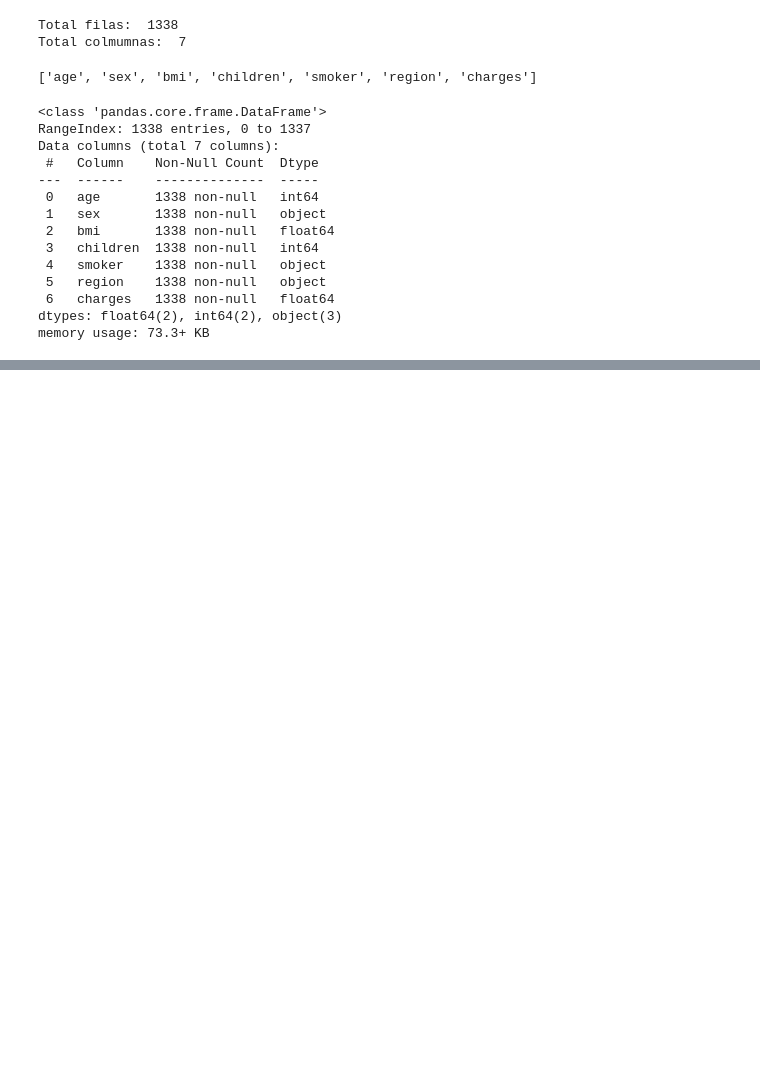
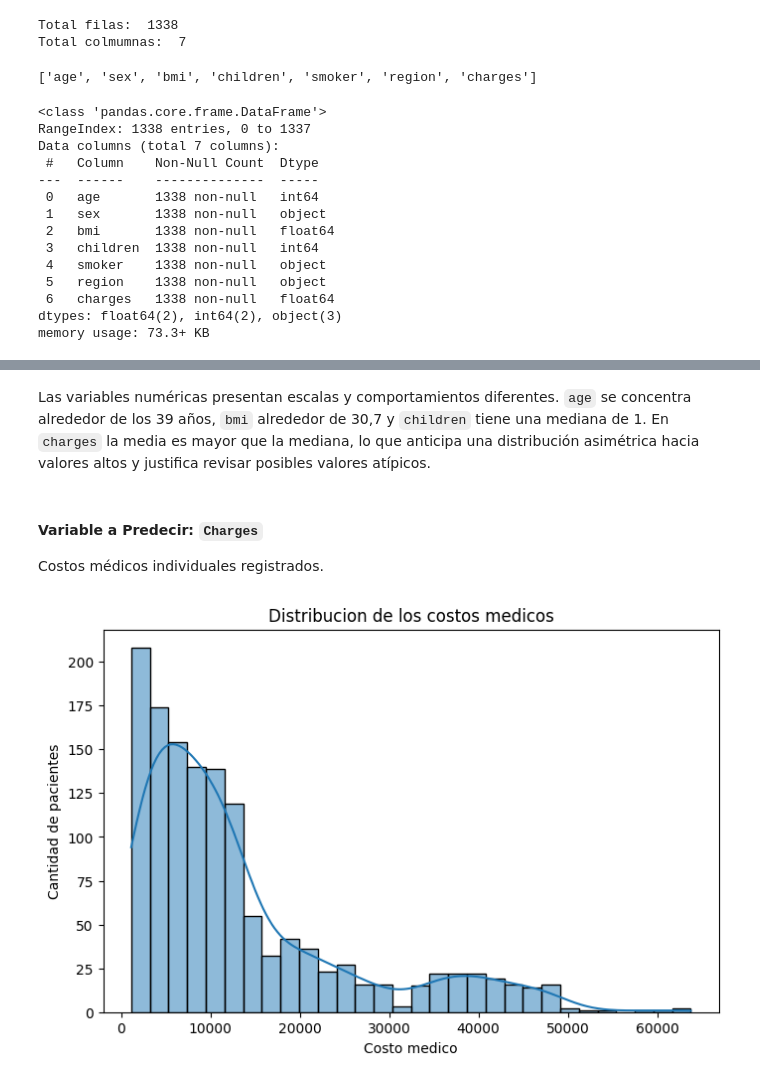
Before and after one commit to federico2018lc/Estudio_Dataset_MedicalCostPersonal-Datasets_Kaggle, a Jupyter notebook: modulo2AnalistaDatos.ipynb, the cells around one changed output, grey strips where cells are left out. Cells and saved outputs as stored; diff of their text form; code cells hidden in the pictures; blank space fills up the shorter version.

```diff
--- a/modulo2AnalistaDatos.ipynb
+++ b/modulo2AnalistaDatos.ipynb
@@ -166,0 +194,19 @@ charges: (costos medicos): varialbe cuantitativa continua
+# %% [markdown]
+Las variables numéricas presentan escalas y comportamientos diferentes. `age` se concentra alrededor de los 39 años, `bmi` alrededor de 30,7 y `children` tiene una mediana de 1. En `charges` la media es mayor que la mediana, lo que anticipa una distribución asimétrica hacia valores altos y justifica revisar posibles valores atípicos.
+# %% [markdown]
+#### **Variable a Predecir: `Charges`**
+
+
+Costos médicos individuales registrados.
+# %%
+#visualizamos como estan distribuidos los costos medicos
+plt.figure(figsize=(8,5))
+
+sns.histplot(df["charges"],kde=True)
+plt.title("Distribucion de los costos medicos")
+plt.xlabel("Costo medico")
+plt.ylabel("Cantidad de pacientes")
+
+plt.show()
+# %% [output]
+[figure, added]
```
Also changed, not shown: parts of 45 cells of this notebook.
